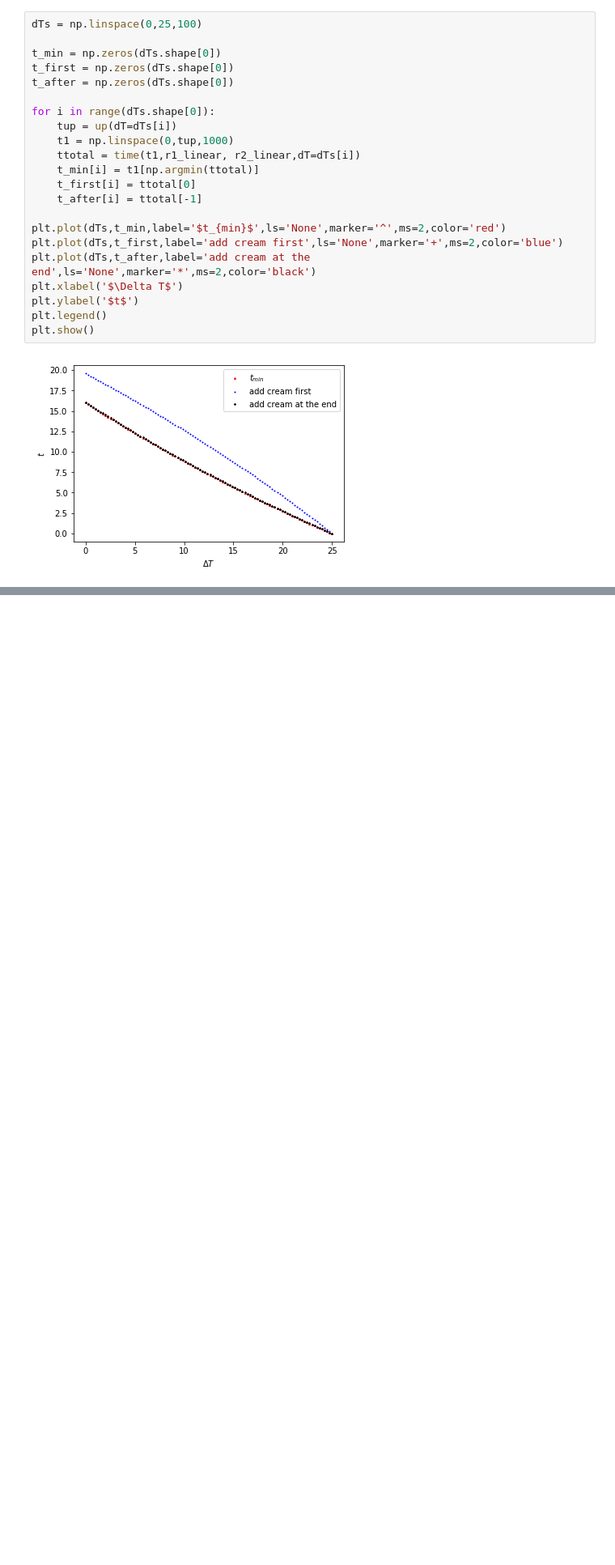
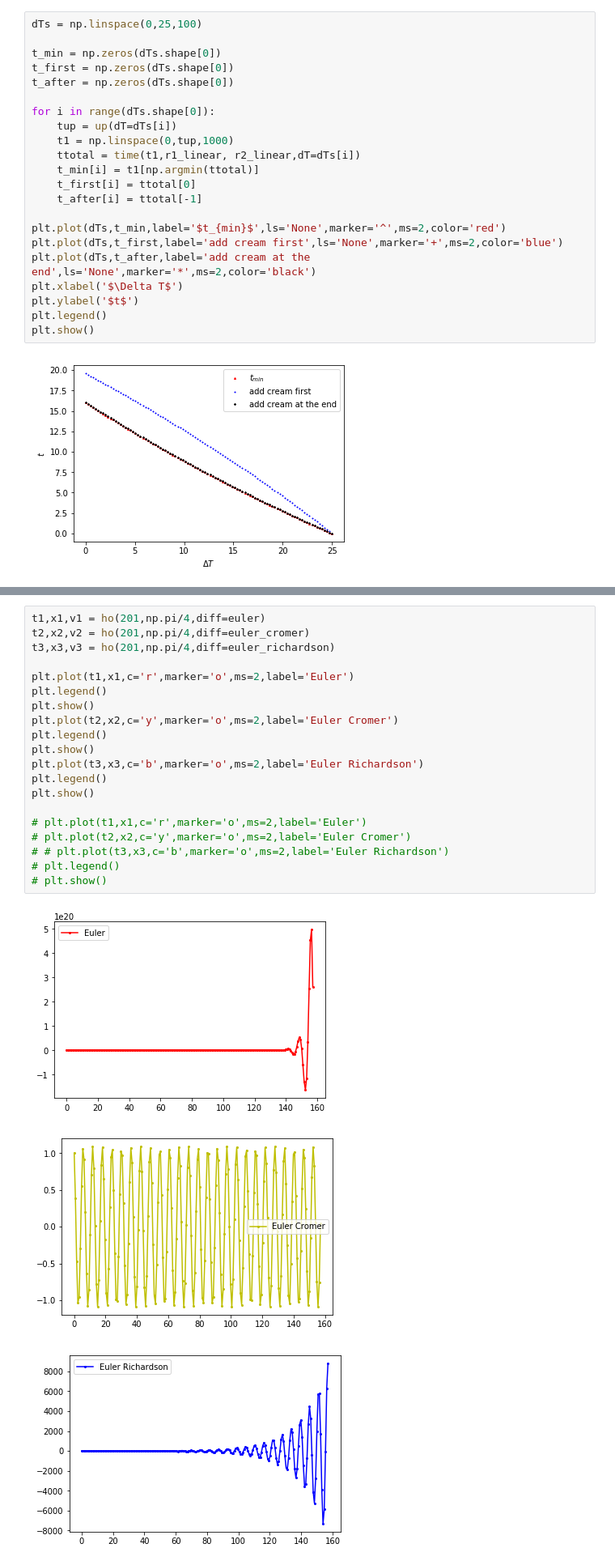
Before and after one commit to CompPhys2019/CompPhys2019.github.io, a Jupyter notebook: anws/HW1.ipynb, the cells around one changed output, grey strips where cells are left out. Shown at 81% size. Saved outputs shown, nothing was run; the diff lists cells and outputs as text; blank space fills up the shorter version.

```diff
--- a/anws/HW1.ipynb
+++ b/anws/HW1.ipynb
@@ -547,0 +708,24 @@ ${\partial t_{total} \over \partial t_{total}}<0$ and $t_{total}$ decrease monot
+# %%
+t1,x1,v1 = ho(201,np.pi/4,diff=euler)
+t2,x2,v2 = ho(201,np.pi/4,diff=euler_cromer)
+t3,x3,v3 = ho(201,np.pi/4,diff=euler_richardson)
+
+plt.plot(t1,x1,c='r',marker='o',ms=2,label='Euler')
+plt.legend()
+plt.show()
+plt.plot(t2,x2,c='y',marker='o',ms=2,label='Euler Cromer')
+plt.legend()
+plt.show()
+plt.plot(t3,x3,c='b',marker='o',ms=2,label='Euler Richardson')
+plt.legend()
+plt.show()
+
+# plt.plot(t1,x1,c='r',marker='o',ms=2,label='Euler')
+# plt.plot(t2,x2,c='y',marker='o',ms=2,label='Euler Cromer')
+# # plt.plot(t3,x3,c='b',marker='o',ms=2,label='Euler Richardson')
+# plt.legend()
+# plt.show()
+# %% [output]
+[figure, added]
+[figure, added]
+[figure, added]
```
Also changed, not shown: parts of 30 cells of this notebook, 2 other files.
